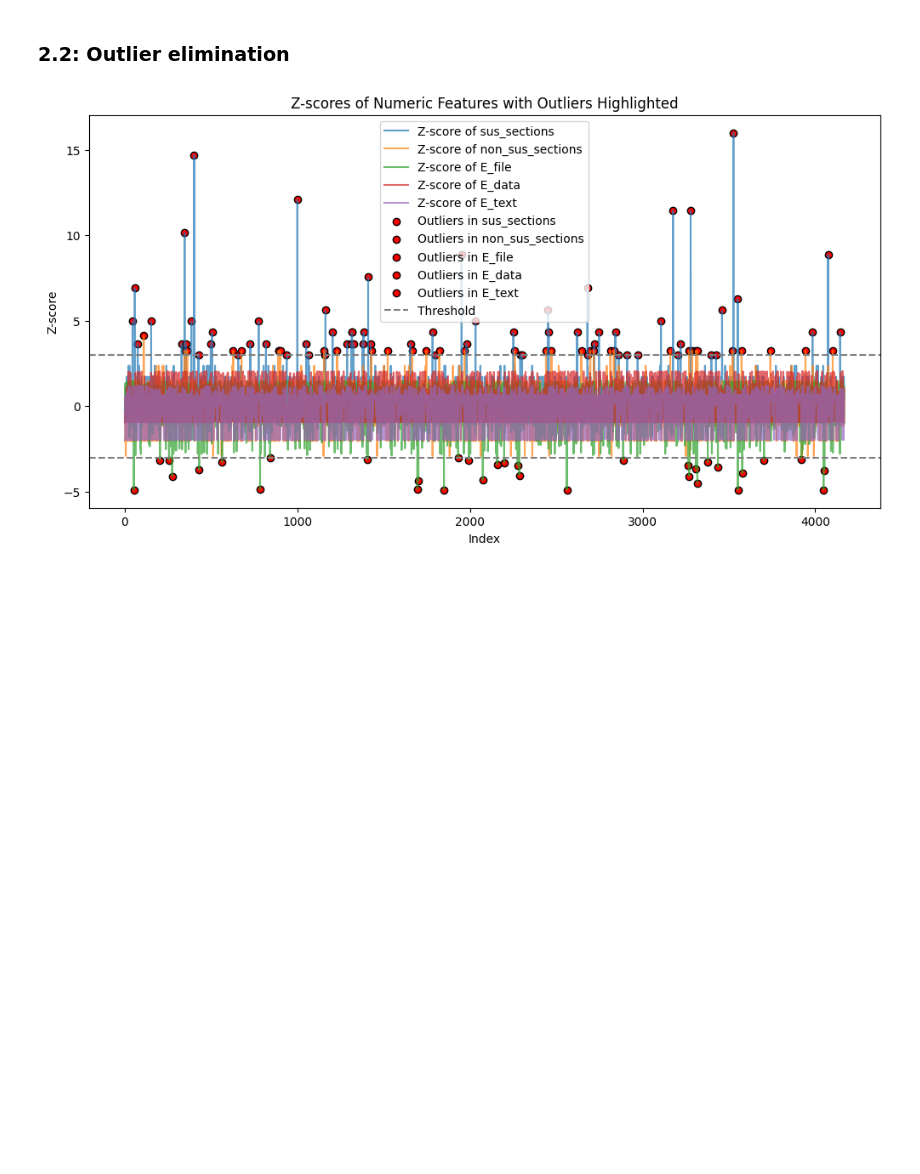
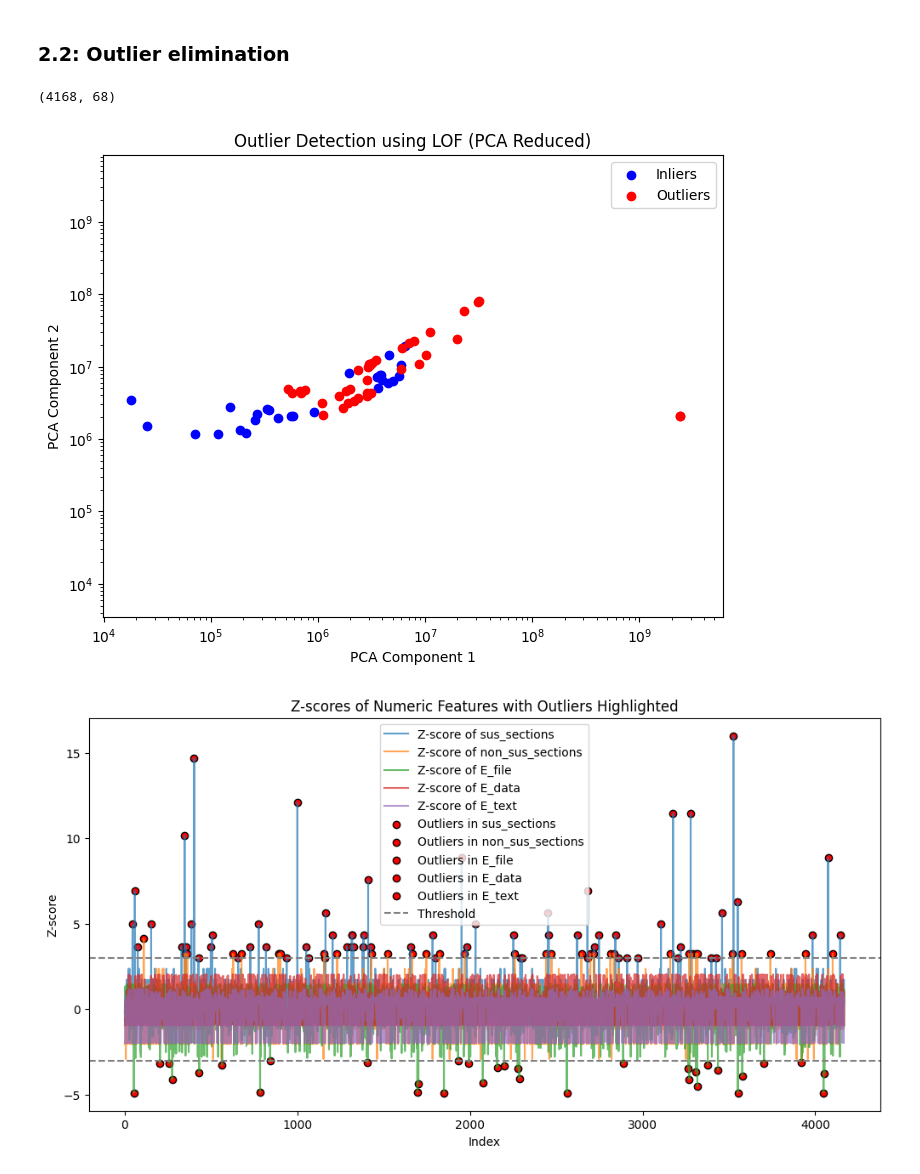
Before and after one commit to Dema00/ml-analysis-project, a Jupyter notebook: notebook.ipynb, the cells around one changed output. Saved outputs shown, nothing was run; the diff lists cells and outputs as text; code cells hidden in the pictures; blank space fills up the shorter version.

Commit message:
added outlier elimination with LOF

```diff
--- a/notebook.ipynb
+++ b/notebook.ipynb
@@ -332,4 +332,43 @@ train_x_proc.shape
 Features with only one value are removed from the training set
 # %% [markdown]
 ### 2.2: Outlier elimination
+# %%
+from sklearn.neighbors import LocalOutlierFactor
+
+LOF = LocalOutlierFactor()
+
+outliers_lof = LOF.fit_predict(train_x_proc)
+
+# Add predictions to DataFrame
+#train_x_proc_rem = train_x_proc[outliers_lof == 1]
+
+train_x_proc.shape
+# %% [output]
+(4168, 68)
+# %%
+from sklearn.decomposition import PCA
+
+pca = PCA(n_components=2)
+df_reduced = pca.fit_transform(train_x_proc)
+
+# Plotting
+plt.figure(figsize=(8, 6))
+
+# Plot inliers
+plt.scatter(df_reduced[outliers_lof == 1][:, 0], df_reduced[outliers_lof == 1][:, 1],
+            color='blue', label='Inliers')
+
+# Plot outliers
+plt.scatter(df_reduced[outliers_lof == -1][:, 0], df_reduced[outliers_lof == -1][:, 1],
+            color='red', label='Outliers')
+
+plt.xlabel('PCA Component 1')
+plt.ylabel('PCA Component 2')
+plt.yscale('log')
+plt.xscale('log')
+plt.title('Outlier Detection using LOF (PCA Reduced)')
+plt.legend()
+plt.show()
+# %% [output]
+[figure, added]
 # %%
```
Also changed, not shown: parts of 9 cells of this notebook, 5 other files.
